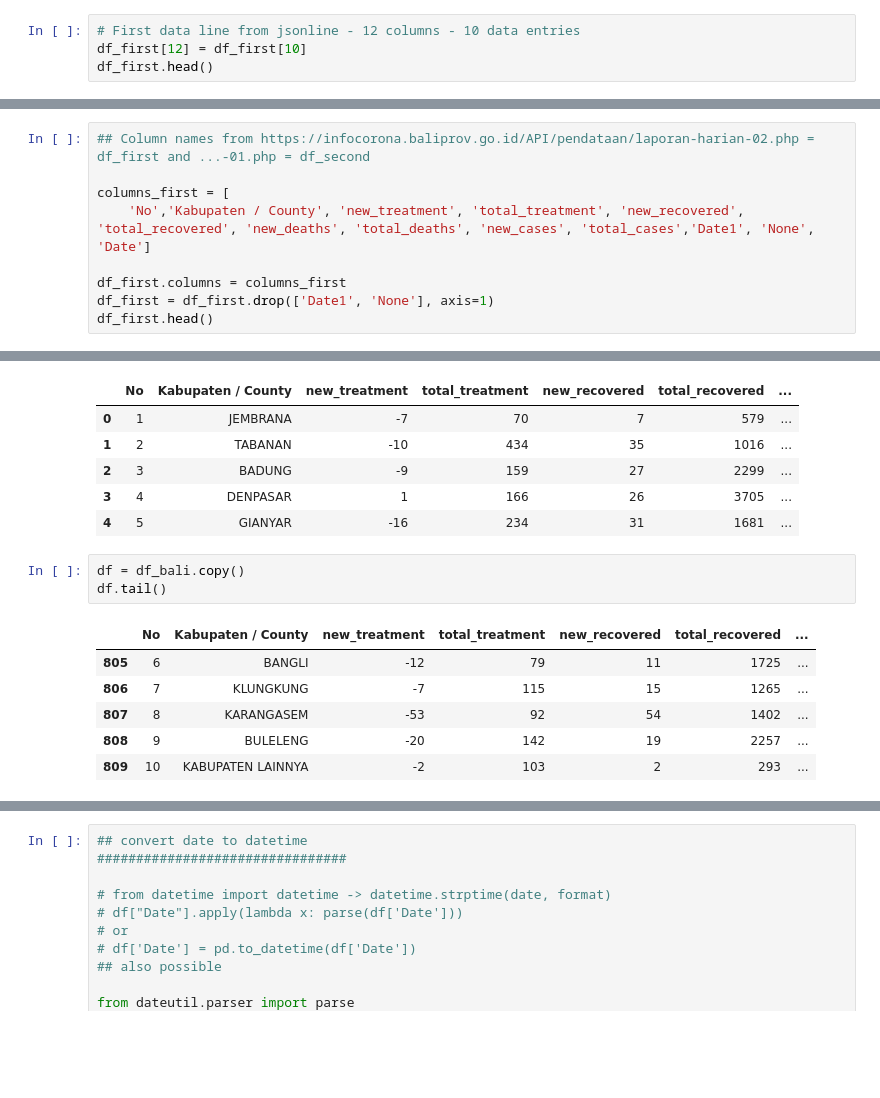
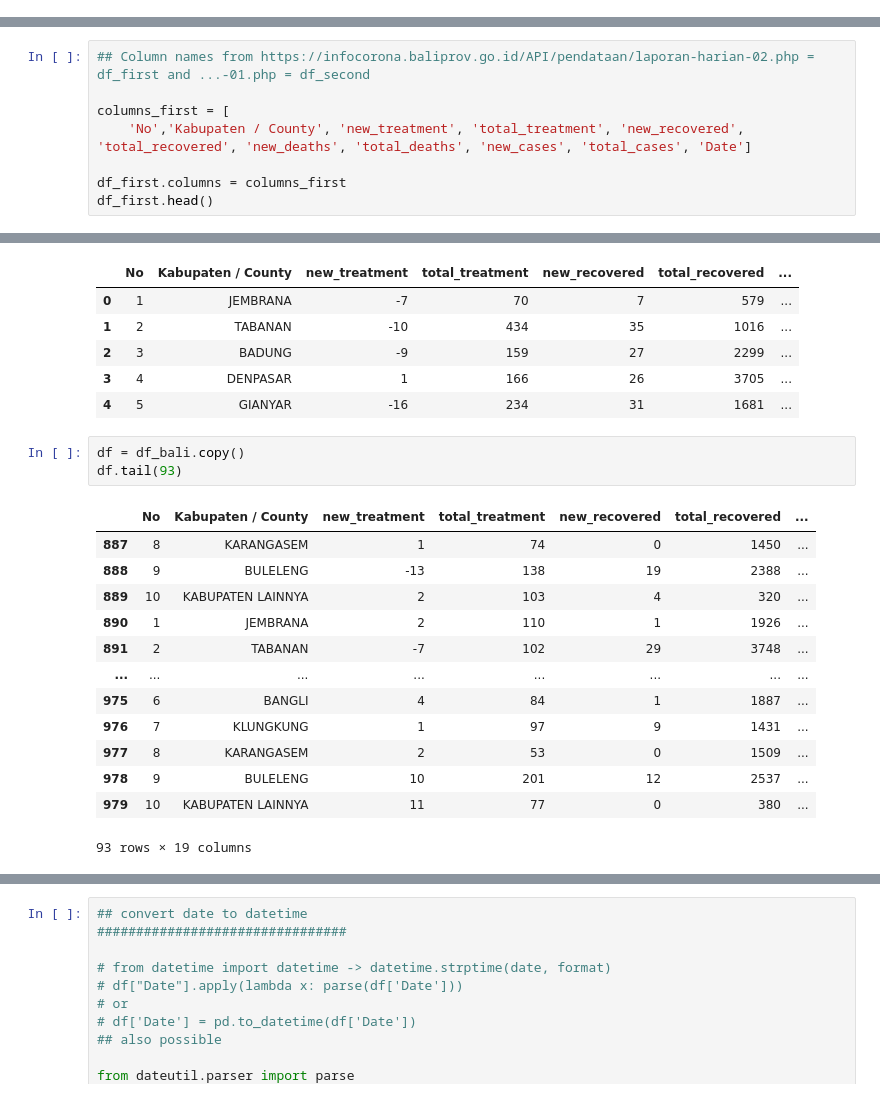
Before and after one commit to Svensone/bali-covid-app, a Jupyter notebook: data/daily_data_covid_bali_processing.ipynb, the cells around one changed output, grey strips where cells are left out. Saved outputs shown, nothing was run; the diff lists cells and outputs as text; blank space fills up the shorter version.

Commit message:
adjusting layout and correcting bali regency data

```diff
--- a/data/daily_data_covid_bali_processing.ipynb
+++ b/data/daily_data_covid_bali_processing.ipynb
@@ -45,4 +68,0 @@ Error: JSON line can't be decoded. JSONDecodeError('Extra data: line 1 column 87
-# %%
-# First data line from jsonline - 12 columns - 10 data entries
-df_first[12] = df_first[10]
-df_first.head()
@@ -57,10 +90,9 @@ df_first.head()
 ## Column names from https://infocorona.baliprov.go.id/API/pendataan/laporan-harian-02.php = df_first and ...-01.php = df_second
 
 columns_first = [
-    'No','Kabupaten / County', 'new_treatment', 'total_treatment', 'new_recovered', 'total_recovered', 'new_deaths', 'total_deaths', 'new_cases', 'total_cases','Date1', 'None', 'Date']
+    'No','Kabupaten / County', 'new_treatment', 'total_treatment', 'new_recovered', 'total_recovered', 'new_deaths', 'total_deaths', 'new_cases', 'total_cases', 'Date']
 
 df_first.columns = columns_first
-df_first = df_first.drop(['Date1', 'None'], axis=1)
 df_first.head()
 # %% [output]
 |  | No | Kabupaten / County | new_treatment | total_treatment | new_recovered | total_recovered | ... |
@@ -127,14 +159,21 @@ df_bali.head()
 | 4 | 5 | GIANYAR | -16 | 234 | 31 | 1681 | ... |
 # %%
 df = df_bali.copy()
-df.tail()
+df.tail(93)
 # %% [output]
 |  | No | Kabupaten / County | new_treatment | total_treatment | new_recovered | total_recovered | ... |
-| 805 | 6 | BANGLI | -12 | 79 | 11 | 1725 | ... |
-| 806 | 7 | KLUNGKUNG | -7 | 115 | 15 | 1265 | ... |
-| 807 | 8 | KARANGASEM | -53 | 92 | 54 | 1402 | ... |
-| 808 | 9 | BULELENG | -20 | 142 | 19 | 2257 | ... |
-| 809 | 10 | KABUPATEN LAINNYA | -2 | 103 | 2 | 293 | ... |
+| 887 | 8 | KARANGASEM | 1 | 74 | 0 | 1450 | ... |
+| 888 | 9 | BULELENG | -13 | 138 | 19 | 2388 | ... |
+| 889 | 10 | KABUPATEN LAINNYA | 2 | 103 | 4 | 320 | ... |
+| 890 | 1 | JEMBRANA | 2 | 110 | 1 | 1926 | ... |
+| 891 | 2 | TABANAN | -7 | 102 | 29 | 3748 | ... |
+| ... | ... | ... | ... | ... | ... | ... | ... |
+| 975 | 6 | BANGLI | 4 | 84 | 1 | 1887 | ... |
+| 976 | 7 | KLUNGKUNG | 1 | 97 | 9 | 1431 | ... |
+| 977 | 8 | KARANGASEM | 2 | 53 | 0 | 1509 | ... |
+| 978 | 9 | BULELENG | 10 | 201 | 12 | 2537 | ... |
+| 979 | 10 | KABUPATEN LAINNYA | 11 | 77 | 0 | 380 | ... |
+93 rows × 19 columns
 # %%
 # delete duplicate columns and convert dtypes
 df = df.loc[:,~df.columns.duplicated()]
```
Also changed, not shown: parts of 29 cells of this notebook, 6 other files.
